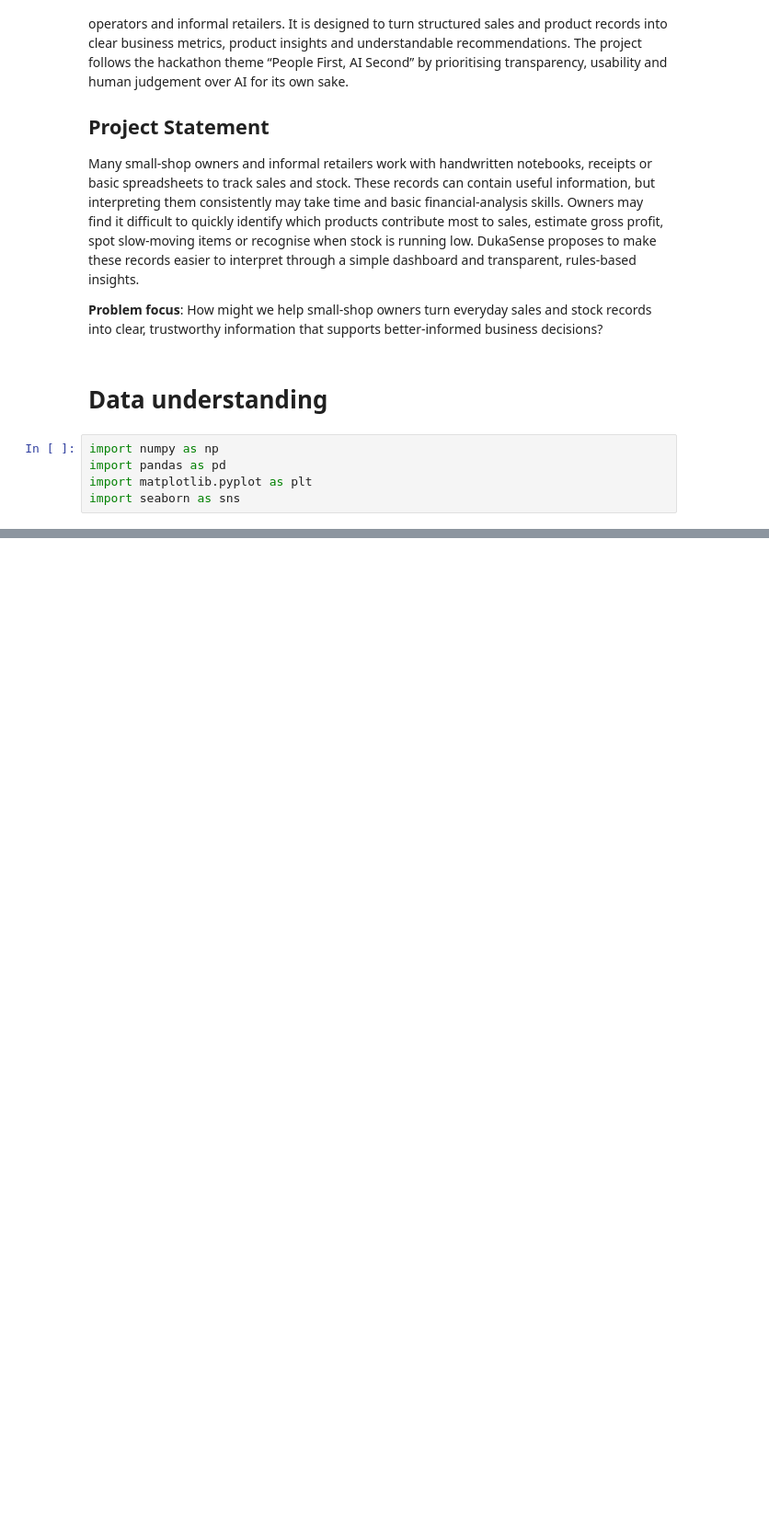
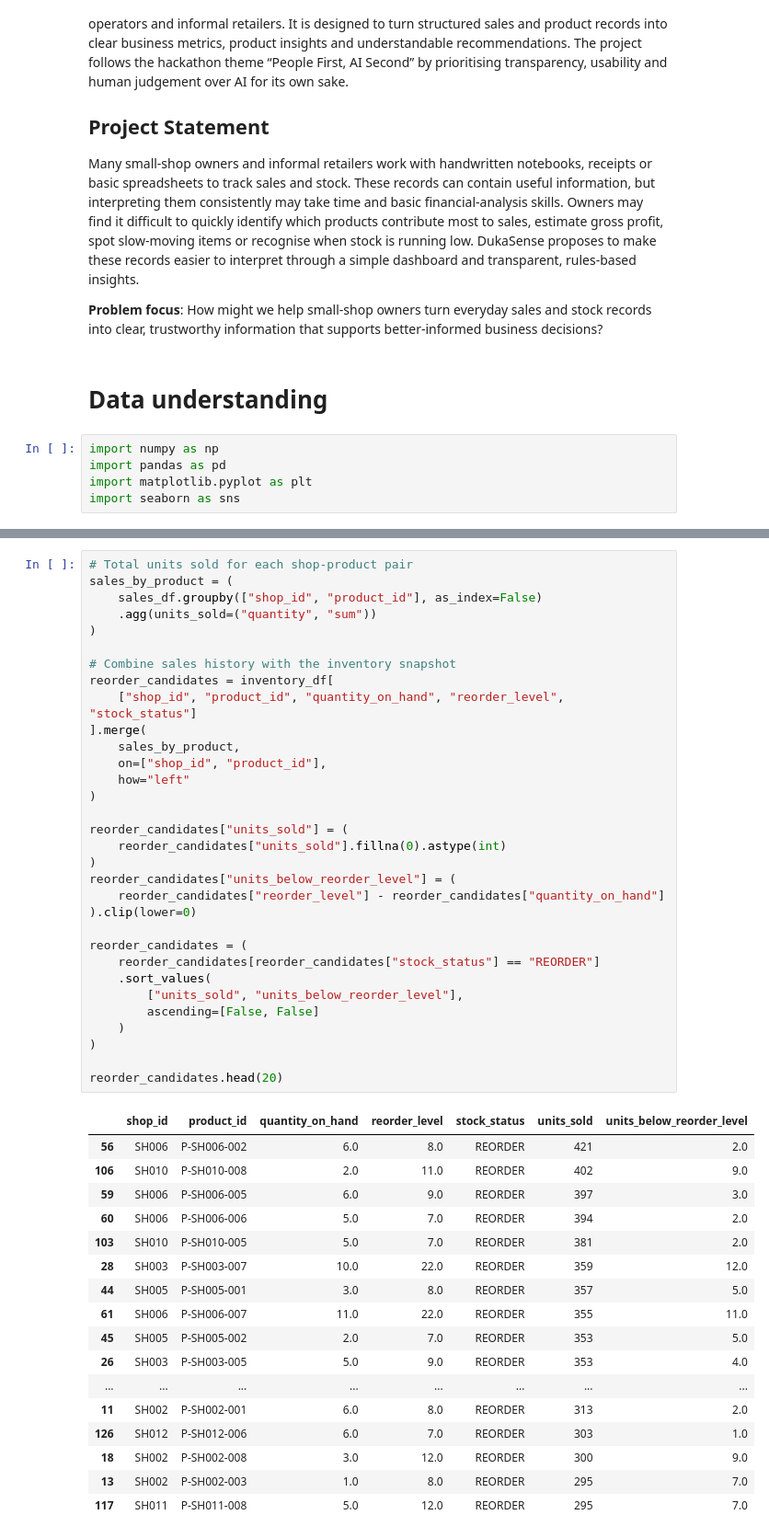
Before and after one commit to Jermaineyukeh/DukaSense.Hackathon, a Jupyter notebook: Data_cleaning.ipynb, the cells around one changed output, grey strips where cells are left out. Shown at 92% size. Drawn from its saved outputs; the diff is of its cells as text; blank space fills up the shorter version.

```diff
--- a/Data_cleaning.ipynb
+++ b/Data_cleaning.ipynb
@@ -28,0 +759,50 @@ df.head()
+# %%
+# Total units sold for each shop-product pair
+sales_by_product = (
+    sales_df.groupby(["shop_id", "product_id"], as_index=False)
+    .agg(units_sold=("quantity", "sum"))
+)
+
+# Combine sales history with the inventory snapshot
+reorder_candidates = inventory_df[
+    ["shop_id", "product_id", "quantity_on_hand", "reorder_level", "stock_status"]
+].merge(
+    sales_by_product,
+    on=["shop_id", "product_id"],
+    how="left"
+)
+
+reorder_candidates["units_sold"] = (
+    reorder_candidates["units_sold"].fillna(0).astype(int)
+)
+reorder_candidates["units_below_reorder_level"] = (
+    reorder_candidates["reorder_level"] - reorder_candidates["quantity_on_hand"]
+).clip(lower=0)
+
+reorder_candidates = (
+    reorder_candidates[reorder_candidates["stock_status"] == "REORDER"]
+    .sort_values(
+        ["units_sold", "units_below_reorder_level"],
+        ascending=[False, False]
+    )
+)
+
+reorder_candidates.head(20)
+# %% [output]
+|  | shop_id | product_id | quantity_on_hand | reorder_level | stock_status | units_sold | units_below_reorder_level |
+| 56 | SH006 | P-SH006-002 | 6.0 | 8.0 | REORDER | 421 | 2.0 |
+| 106 | SH010 | P-SH010-008 | 2.0 | 11.0 | REORDER | 402 | 9.0 |
+| 59 | SH006 | P-SH006-005 | 6.0 | 9.0 | REORDER | 397 | 3.0 |
+| 60 | SH006 | P-SH006-006 | 5.0 | 7.0 | REORDER | 394 | 2.0 |
+| 103 | SH010 | P-SH010-005 | 5.0 | 7.0 | REORDER | 381 | 2.0 |
+| 28 | SH003 | P-SH003-007 | 10.0 | 22.0 | REORDER | 359 | 12.0 |
+| 44 | SH005 | P-SH005-001 | 3.0 | 8.0 | REORDER | 357 | 5.0 |
+| 61 | SH006 | P-SH006-007 | 11.0 | 22.0 | REORDER | 355 | 11.0 |
+| 45 | SH005 | P-SH005-002 | 2.0 | 7.0 | REORDER | 353 | 5.0 |
+| 26 | SH003 | P-SH003-005 | 5.0 | 9.0 | REORDER | 353 | 4.0 |
+| ... | ... | ... | ... | ... | ... | ... | ... |
+| 11 | SH002 | P-SH002-001 | 6.0 | 8.0 | REORDER | 313 | 2.0 |
+| 126 | SH012 | P-SH012-006 | 6.0 | 7.0 | REORDER | 303 | 1.0 |
+| 18 | SH002 | P-SH002-008 | 3.0 | 12.0 | REORDER | 300 | 9.0 |
+| 13 | SH002 | P-SH002-003 | 1.0 | 8.0 | REORDER | 295 | 7.0 |
+| 117 | SH011 | P-SH011-008 | 5.0 | 12.0 | REORDER | 295 | 7.0 |
```
Also changed, not shown: parts of 27 cells of this notebook.
